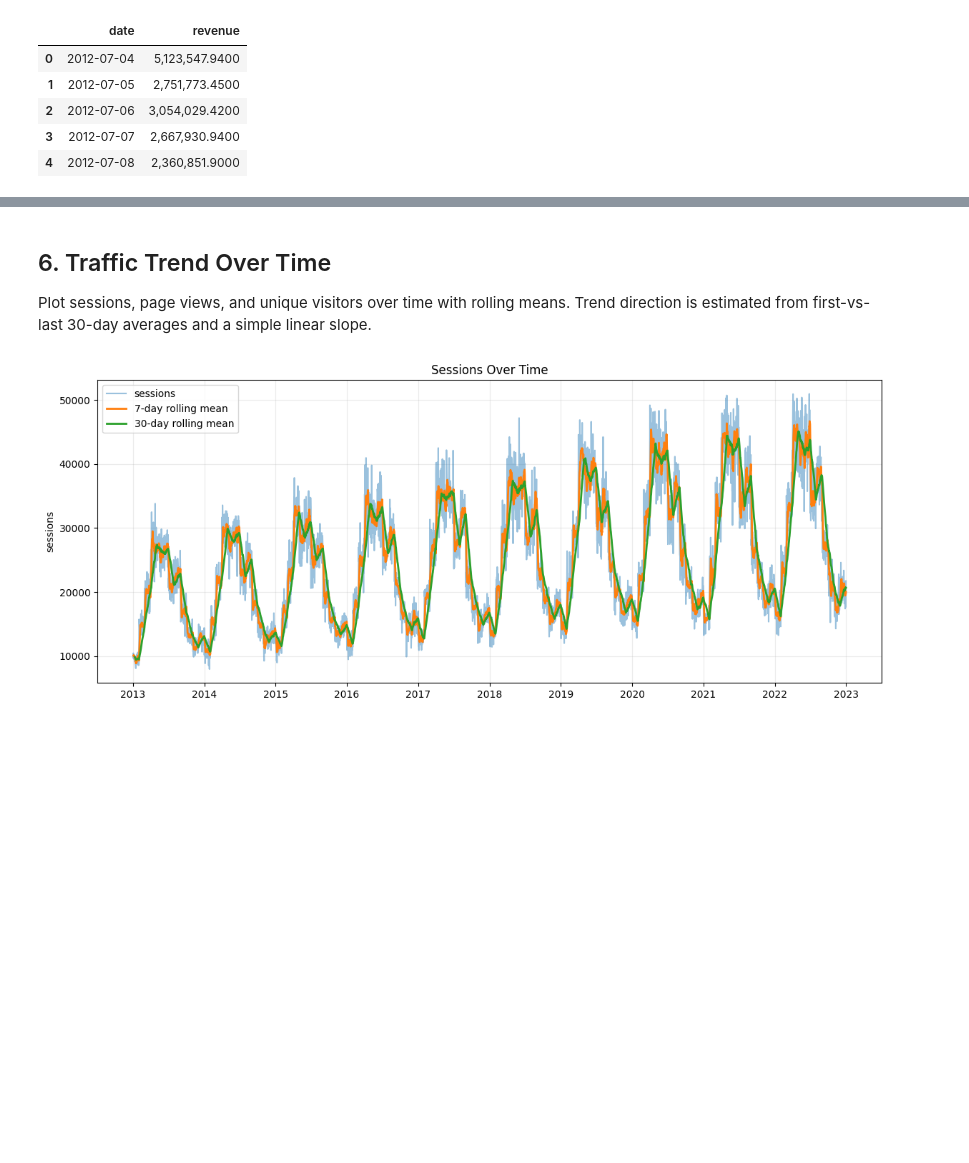
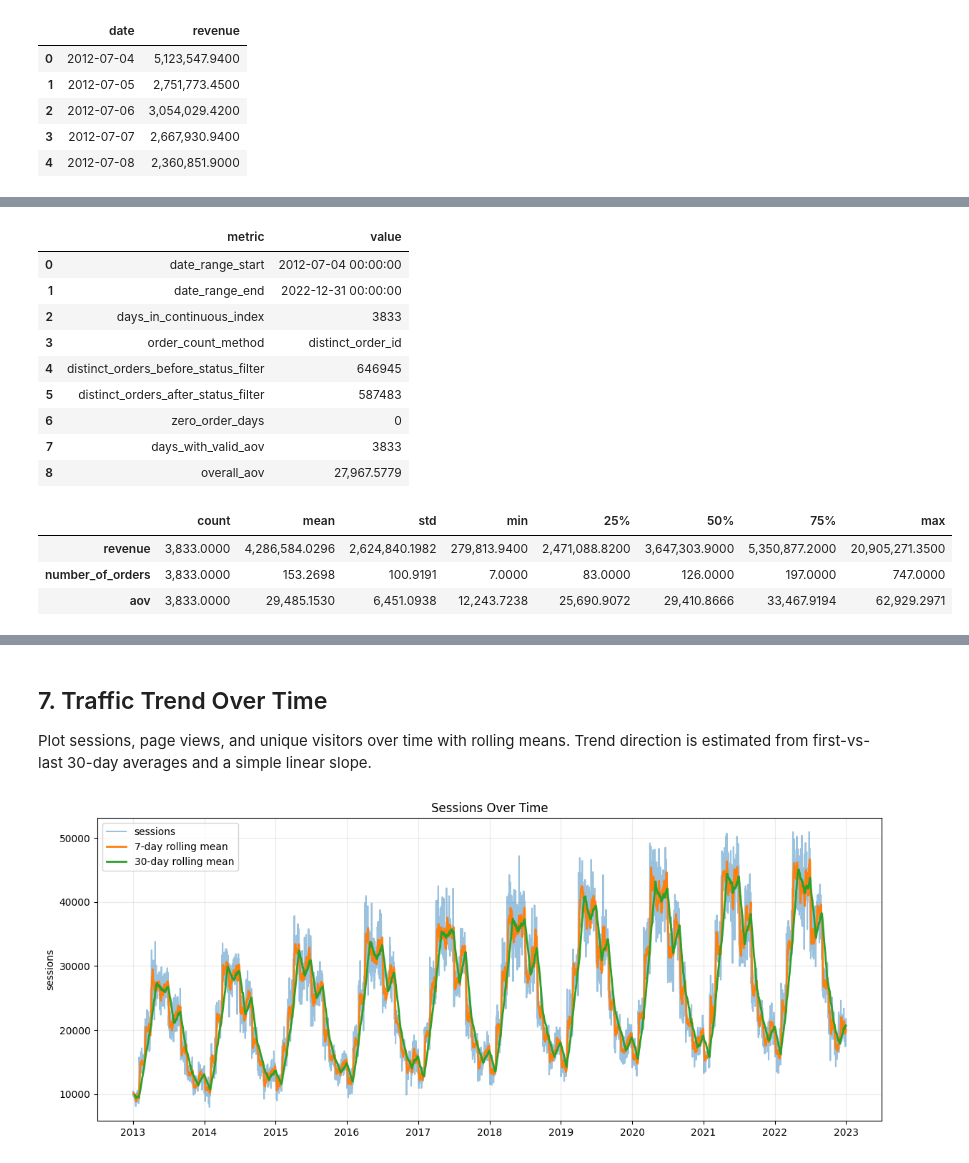
Before and after one commit to thaoanhlehoang/Datathon-2026-Inlier, a Jupyter notebook: ai_eda/eda_24_web_traffic_trend_analysis.ipynb, the cells around one changed output, grey strips where cells are left out. Saved outputs shown, nothing was run; the diff lists cells and outputs as text; code cells hidden in the pictures; blank space fills up the shorter version.

```diff
--- a/ai_eda/eda_24_web_traffic_trend_analysis.ipynb
+++ b/ai_eda/eda_24_web_traffic_trend_analysis.ipynb
@@ -305,0 +321,76 @@ if sales_warnings:
+# %%
+aov_daily = pd.DataFrame()
+aov_warnings = []
+
+if sales_daily.empty:
+    aov_warnings.append('Daily Revenue data is unavailable, so AOV cannot be computed.')
+elif orders_raw is None or orders_raw.empty:
+    aov_warnings.append('orders.csv is missing or empty, so daily order counts and AOV cannot be computed.')
+elif cols.get('order_date') is None:
+    aov_warnings.append('Order date column could not be identified, so daily order counts and AOV cannot be computed.')
+else:
+    od = orders_raw.copy()
+    od['date'] = pd.to_datetime(od[cols['order_date']], errors='coerce').dt.floor('D')
+    if cols.get('order_id') is not None:
+        od['_order_key'] = od[cols['order_id']].astype(str)
+        count_method = 'distinct_order_id'
+    else:
+        od['_order_key'] = od.index.astype(str)
+        count_method = 'row_count_fallback'
+        aov_warnings.append('Order ID column could not be identified; using order rows as the order count fallback.')
+
+    if cols.get('order_status') is not None:
+        bad_status_pattern = r'cancel|fail|refund|void|declin|chargeback'
+        od['_excluded_status_flag'] = od[cols['order_status']].astype(str).str.lower().str.contains(bad_status_pattern, regex=True, na=False)
+    else:
+        od['_excluded_status_flag'] = False
+
+    orders_before_filter = int(od['_order_key'].nunique())
+    od_valid = od.dropna(subset=['date']).loc[~od['_excluded_status_flag']].copy()
+    orders_after_filter = int(od_valid['_order_key'].nunique())
+    orders_daily = od_valid.groupby('date', as_index=False).agg(number_of_orders=('_order_key', 'nunique'))
+
+    aov_daily = sales_daily[['date', 'revenue']].merge(orders_daily, on='date', how='outer').sort_values('date')
+    date_start = aov_daily['date'].min()
+    date_end = aov_daily['date'].max()
+    if pd.notna(date_start) and pd.notna(date_end):
+        date_index = pd.date_range(date_start, date_end, freq='D')
+        aov_daily = aov_daily.set_index('date').reindex(date_index).rename_axis('date').reset_index()
+    aov_daily['revenue'] = aov_daily['revenue'].fillna(0)
+    aov_daily['number_of_orders'] = aov_daily['number_of_orders'].fillna(0)
+    aov_daily['aov'] = aov_daily['revenue'] / aov_daily['number_of_orders'].replace(0, np.nan)
+
+    aov_report = pd.DataFrame([
+        {'metric': 'date_range_start', 'value': aov_daily['date'].min()},
+        {'metric': 'date_range_end', 'value': aov_daily['date'].max()},
+        {'metric': 'days_in_continuous_index', 'value': len(aov_daily)},
+        {'metric': 'order_count_method', 'value': count_method},
+        {'metric': 'distinct_orders_before_status_filter', 'value': orders_before_filter},
+        {'metric': 'distinct_orders_after_status_filter', 'value': orders_after_filter},
+        {'metric': 'zero_order_days', 'value': int((aov_daily['number_of_orders'] == 0).sum())},
+        {'metric': 'days_with_valid_aov', 'value': int(aov_daily['aov'].notna().sum())},
+        {'metric': 'overall_aov', 'value': aov_daily['revenue'].sum() / aov_daily['number_of_orders'].sum() if aov_daily['number_of_orders'].sum() else np.nan},
+    ])
+    display(aov_report)
+    display(aov_daily[['revenue', 'number_of_orders', 'aov']].describe().T)
+    display(aov_daily.head())
+
+if aov_warnings:
+    print('AOV warnings:')
+    for w in aov_warnings:
+        print('-', w)
+# %% [output]
+|  | metric | value |
+| 0 | date_range_start | 2012-07-04 00:00:00 |
+| 1 | date_range_end | 2022-12-31 00:00:00 |
+| 2 | days_in_continuous_index | 3833 |
+| 3 | order_count_method | distinct_order_id |
+| 4 | distinct_orders_before_status_filter | 646945 |
+| 5 | distinct_orders_after_status_filter | 587483 |
+| 6 | zero_order_days | 0 |
+| 7 | days_with_valid_aov | 3833 |
+| 8 | overall_aov | 27,967.5779 |
+|  | count | mean | std | min | 25% | 50% | 75% | max |
+| revenue | 3,833.0000 | 4,286,584.0296 | 2,624,840.1982 | 279,813.9400 | 2,471,088.8200 | 3,647,303.9000 | 5,350,877.2000 | 20,905,271.3500 |
+| number_of_orders | 3,833.0000 | 153.2698 | 100.9191 | 7.0000 | 83.0000 | 126.0000 | 197.0000 | 747.0000 |
+| aov | 3,833.0000 | 29,485.1530 | 6,451.0938 | 12,243.7238 | 25,690.9072 | 29,410.8666 | 33,467.9194 | 62,929.2971 |
@@ -306,5 +403,5 @@ if sales_warnings:
 # %% [markdown]
-## 6. Traffic Trend Over Time
+## 7. Traffic Trend Over Time
 
 Plot sessions, page views, and unique visitors over time with rolling means. Trend direction is estimated from first-vs-last 30-day averages and a simple linear slope.
 # %%
```
Also changed, not shown: parts of 21 cells of this notebook, 39 other files.
